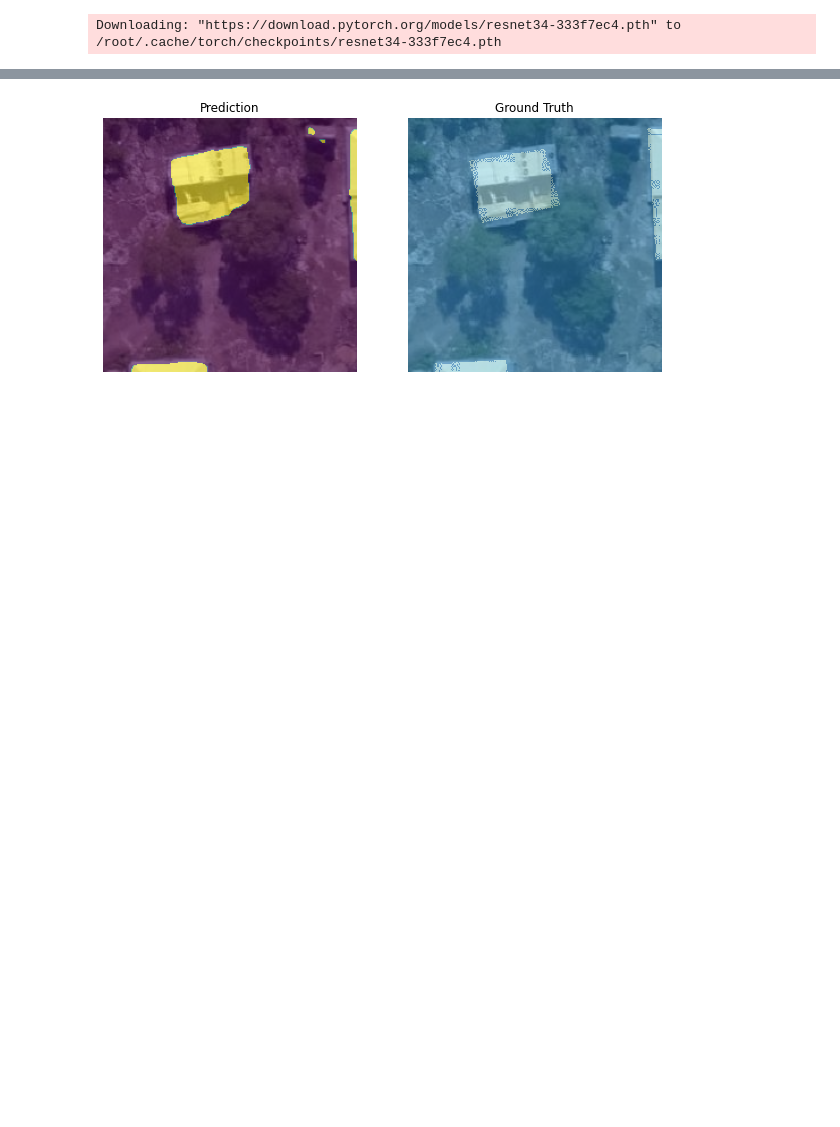
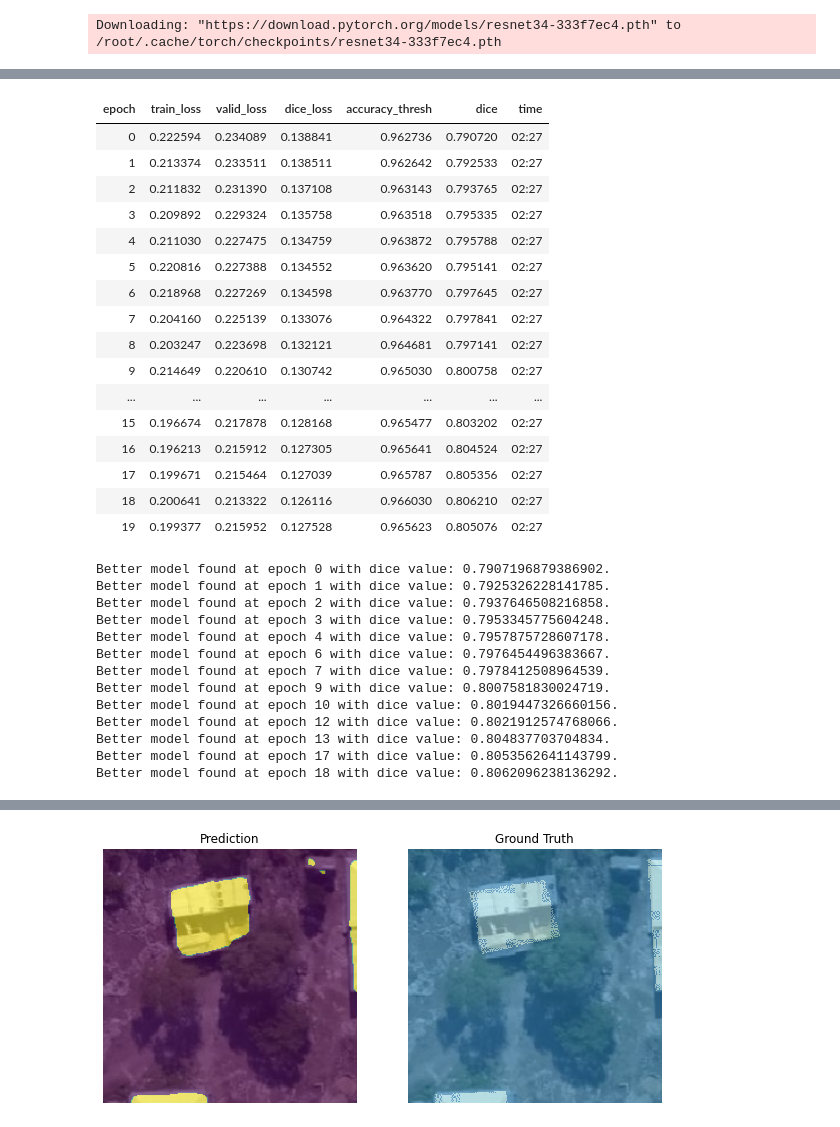
Before and after one commit to hanfu/initenv, a Jupyter notebook: fastai_segbldg.ipynb, the cells around one changed output, grey strips where cells are left out. Saved outputs shown, nothing was run; the diff lists cells and outputs as text; code cells hidden in the pictures; blank space fills up the shorter version.

Commit message:
trained

```diff
--- a/fastai_segbldg.ipynb
+++ b/fastai_segbldg.ipynb
@@ -179,2 +174,43 @@ learn.recorder.plot_losses()
+# %%
+lr = 1e-5
+learn.fit_one_cycle(20, max_lr=lr,
+                    callbacks=[
+                        SaveModelCallback(learn,
+                                                 monitor='dice',
+                                                 mode='max',
+                                                 name='20190108-rn34unet-comboloss-alldata-224-unfreeze-best')
+                    ]
+                   )
+# %% [output]
+| epoch | train_loss | valid_loss | dice_loss | accuracy_thresh | dice | time |
+| 0 | 0.222594 | 0.234089 | 0.138841 | 0.962736 | 0.790720 | 02:27 |
+| 1 | 0.213374 | 0.233511 | 0.138511 | 0.962642 | 0.792533 | 02:27 |
+| 2 | 0.211832 | 0.231390 | 0.137108 | 0.963143 | 0.793765 | 02:27 |
+| 3 | 0.209892 | 0.229324 | 0.135758 | 0.963518 | 0.795335 | 02:27 |
+| 4 | 0.211030 | 0.227475 | 0.134759 | 0.963872 | 0.795788 | 02:27 |
+| 5 | 0.220816 | 0.227388 | 0.134552 | 0.963620 | 0.795141 | 02:27 |
+| 6 | 0.218968 | 0.227269 | 0.134598 | 0.963770 | 0.797645 | 02:27 |
+| 7 | 0.204160 | 0.225139 | 0.133076 | 0.964322 | 0.797841 | 02:27 |
+| 8 | 0.203247 | 0.223698 | 0.132121 | 0.964681 | 0.797141 | 02:27 |
+| 9 | 0.214649 | 0.220610 | 0.130742 | 0.965030 | 0.800758 | 02:27 |
+| ... | ... | ... | ... | ... | ... | ... |
+| 15 | 0.196674 | 0.217878 | 0.128168 | 0.965477 | 0.803202 | 02:27 |
+| 16 | 0.196213 | 0.215912 | 0.127305 | 0.965641 | 0.804524 | 02:27 |
+| 17 | 0.199671 | 0.215464 | 0.127039 | 0.965787 | 0.805356 | 02:27 |
+| 18 | 0.200641 | 0.213322 | 0.126116 | 0.966030 | 0.806210 | 02:27 |
+| 19 | 0.199377 | 0.215952 | 0.127528 | 0.965623 | 0.805076 | 02:27 |
+Better model found at epoch 0 with dice value: 0.7907196879386902.
+Better model found at epoch 1 with dice value: 0.7925326228141785.
+Better model found at epoch 2 with dice value: 0.7937646508216858.
+Better model found at epoch 3 with dice value: 0.7953345775604248.
+Better model found at epoch 4 with dice value: 0.7957875728607178.
+Better model found at epoch 6 with dice value: 0.7976454496383667.
+Better model found at epoch 7 with dice value: 0.7978412508964539.
+Better model found at epoch 9 with dice value: 0.8007581830024719.
+Better model found at epoch 10 with dice value: 0.8019447326660156.
+Better model found at epoch 12 with dice value: 0.8021912574768066.
+Better model found at epoch 13 with dice value: 0.804837703704834.
+Better model found at epoch 17 with dice value: 0.8053562641143799.
+Better model found at epoch 18 with dice value: 0.8062096238136292.
 # %%
 learn.model.eval()
```
Also changed, not shown: parts of 10 cells of this notebook, 1 other file.
